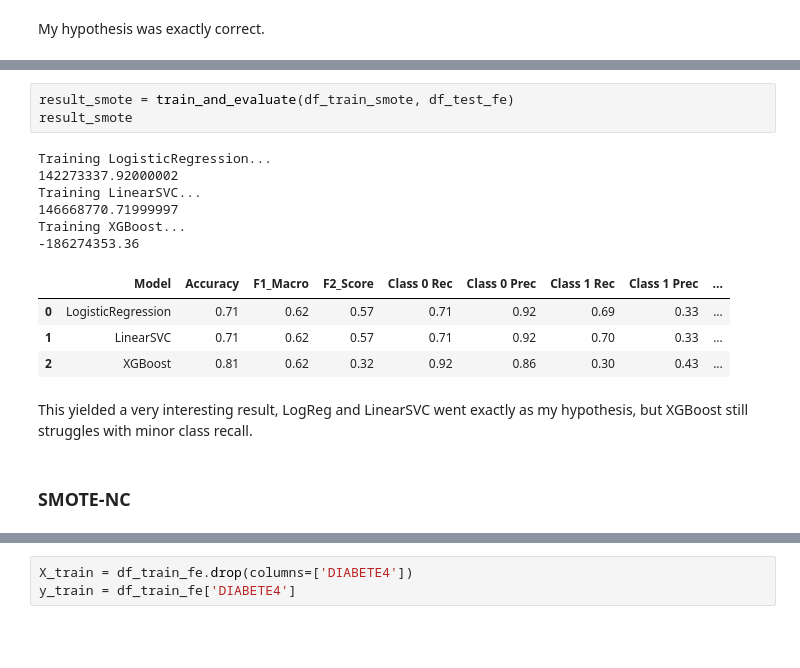
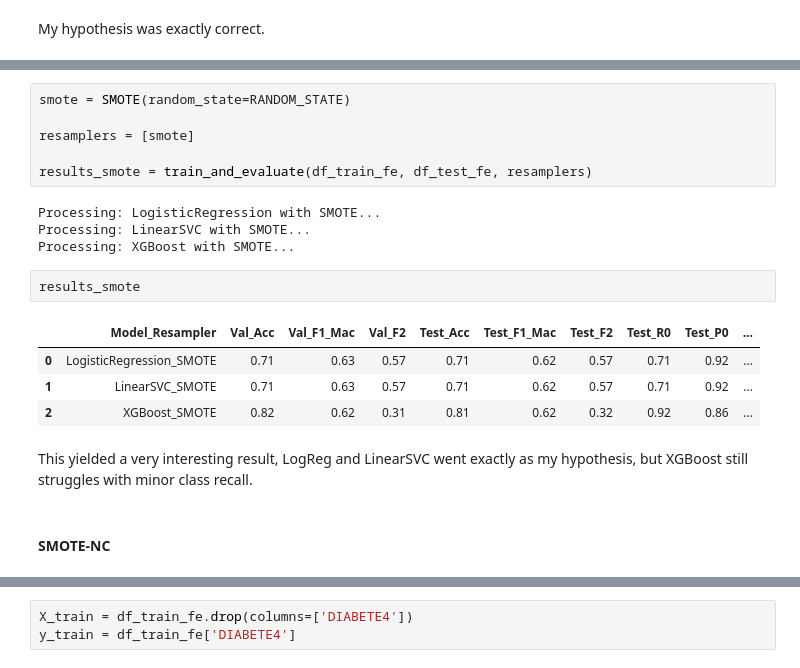
Before and after one commit to yukienjoyer7/Diabetes-Early-Diagnosis-BRFSS-2024, a Jupyter notebook: Modelling_Dion.ipynb, the cells around one changed output, grey strips where cells are left out. Drawn from its saved outputs; the diff is of its cells as text; blank space fills up the shorter version.

```diff
--- a/Modelling_Dion.ipynb
+++ b/Modelling_Dion.ipynb
@@ -626,18 +668,21 @@ Name: count, dtype: int64
 # %%
-result_smote = train_and_evaluate(df_train_smote, df_test_fe)
-result_smote
+smote = SMOTE(random_state=RANDOM_STATE)
+
+resamplers = [smote]
+
+results_smote = train_and_evaluate(df_train_fe, df_test_fe, resamplers)
 # %% [output]
-Training LogisticRegression...
-142273337.92000002
-Training LinearSVC...
-146668770.71999997
-Training XGBoost...
--186274353.36
+Processing: LogisticRegression with SMOTE...
+Processing: LinearSVC with SMOTE...
+Processing: XGBoost with SMOTE...
-|  | Model | Accuracy | F1_Macro | F2_Score | Class 0 Rec | Class 0 Prec | Class 1 Rec | Class 1 Prec | ... |
-| 0 | LogisticRegression | 0.71 | 0.62 | 0.57 | 0.71 | 0.92 | 0.69 | 0.33 | ... |
-| 1 | LinearSVC | 0.71 | 0.62 | 0.57 | 0.71 | 0.92 | 0.70 | 0.33 | ... |
-| 2 | XGBoost | 0.81 | 0.62 | 0.32 | 0.92 | 0.86 | 0.30 | 0.43 | ... |
+# %%
+results_smote
+# %% [output]
+|  | Model_Resampler | Val_Acc | Val_F1_Mac | Val_F2 | Test_Acc | Test_F1_Mac | Test_F2 | Test_R0 | Test_P0 | ... |
+| 0 | LogisticRegression_SMOTE | 0.71 | 0.63 | 0.57 | 0.71 | 0.62 | 0.57 | 0.71 | 0.92 | ... |
+| 1 | LinearSVC_SMOTE | 0.71 | 0.63 | 0.57 | 0.71 | 0.62 | 0.57 | 0.71 | 0.92 | ... |
+| 2 | XGBoost_SMOTE | 0.82 | 0.62 | 0.31 | 0.81 | 0.62 | 0.32 | 0.92 | 0.86 | ... |
 # %% [markdown]
 This yielded a very interesting result, LogReg and LinearSVC went exactly as my hypothesis, but XGBoost still struggles with minor class recall.
 # %% [markdown]
-### SMOTE-NC
+#### SMOTE-NC
```
Also changed, not shown: parts of 41 cells of this notebook.
